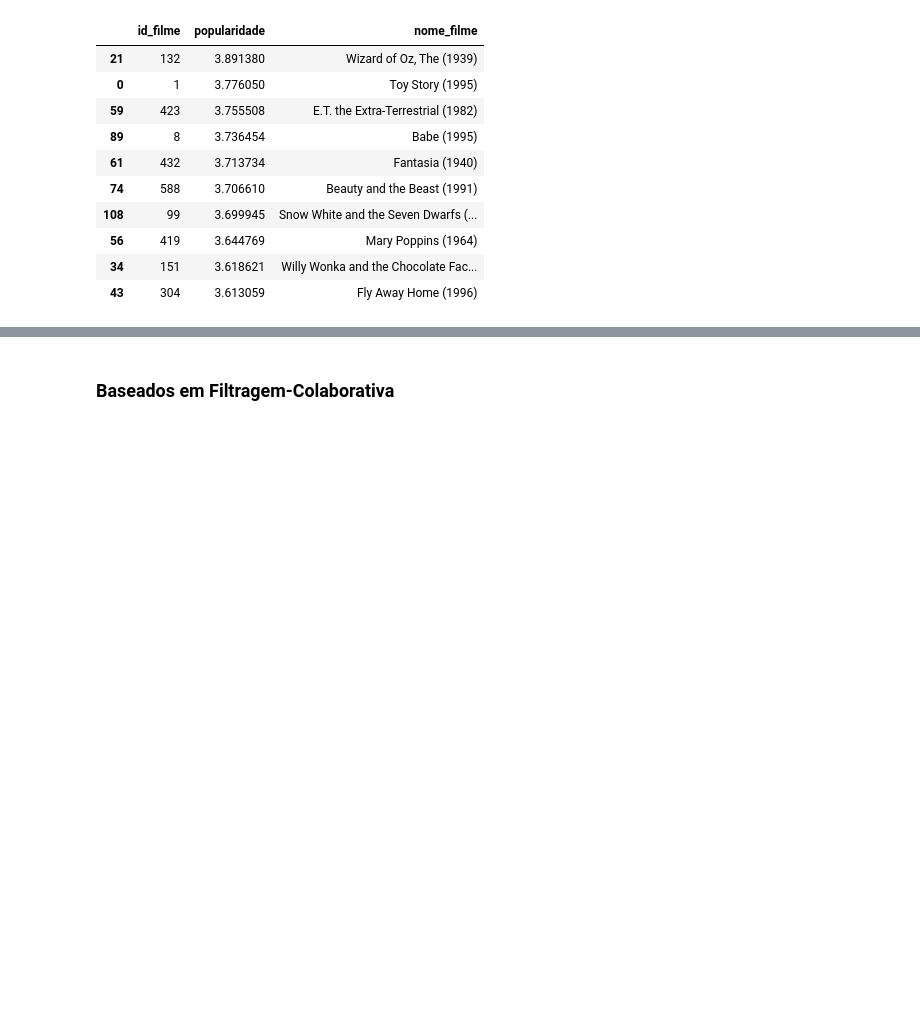
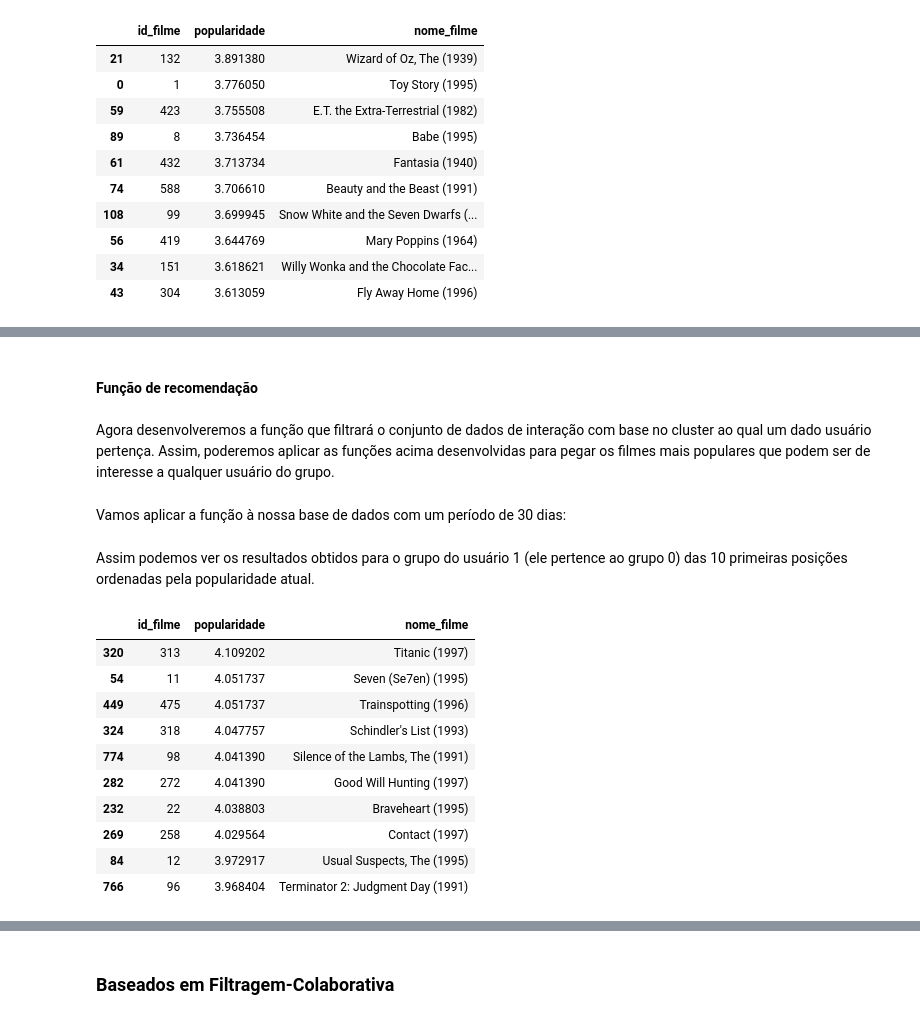
Before and after one commit to aravinii/SystemRecomendation, a Jupyter notebook: iris.ipynb, the cells around one changed output, grey strips where cells are left out. Cells and saved outputs as stored; diff of their text form; code cells hidden in the pictures; blank space fills up the shorter version.

```diff
--- a/iris.ipynb
+++ b/iris.ipynb
@@ -729,0 +801,2 @@ current_wr_imdb(search_theme(df, df_item, "tema_criancas"), 'avaliacao', 'id_fil
+# %%
+df_usuarios['grupo'] = cut_tree(mergings, n_clusters=10).reshape(-1, )
@@ -729,0 +812,59 @@ current_wr_imdb(search_theme(df, df_item, "tema_criancas"), 'avaliacao', 'id_fil
+# %% [markdown]
+#### Função de recomendação
+# %% [markdown]
+Agora desenvolveremos a função que filtrará o conjunto de dados de interação com base no cluster ao qual um dado usuário pertença. Assim, poderemos aplicar as funções acima desenvolvidas para pegar os filmes mais populares que podem ser de interesse a qualquer usuário do grupo.
+# %%
+def get_recommendations_clusterized(iid_usuario, dataframe_usuarios, dataframe, nome_coluna_id_usuario='id_usuario', nome_coluna_id_filme='id_filme', nome_coluna_grupo='grupo'):
+    """
+    Função que executa a métrica de média ponderada definida pela IMDB, mas apenas para as avaliações feitas no período de tempo passado como parâmetro.
+
+
+    Parâmetros
+    ----------
+    iid_usuario: String
+        O id de identificação do usuário ao qual queremos encontrar o grupo
+    dataframe_usuarios: DataFrame
+        Pandas DataFrame que contem as informações necessárias dos usuários
+    dataframe: DataFrame
+        Pandas DataFrame que contem as informações necessárias para aplicação da função
+    nome_coluna_id_usuario: String
+        O nome da coluna que identifica cada usuario na base de dados
+    nome_coluna_id_filme: String
+        O nome da coluna que identifica cada filme na base de dados
+    nome_coluna_grupo: String
+        O nome da coluna que identifica cada grupo na base de dados
+
+
+    Retorno
+    ----------
+    DataFrame
+        Um Pandas DataFrame que é uma cópia do dataframe das interações, mas agora filtrado pelas interações dos usuários do grupo do usuário passado como parâmetro.
+    """
+
+    dataframe_auxiliar = dataframe.copy()
+    dataframe_auxiliar_usuarios = dataframe_usuarios.copy()
+
+    grp = list(dataframe_auxiliar_usuarios[dataframe_auxiliar_usuarios[nome_coluna_id_usuario]==str(iid_usuario)][nome_coluna_grupo])[0]
+    dataframe_auxiliar = dataframe_auxiliar.merge(dataframe_auxiliar_usuarios[dataframe_auxiliar_usuarios[nome_coluna_grupo]==grp][[nome_coluna_id_usuario,nome_coluna_grupo]], left_on=nome_coluna_id_usuario, right_on=nome_coluna_id_usuario, how='left')
+
+    return dataframe_auxiliar[dataframe_auxiliar[nome_coluna_grupo].notna()].copy()
+# %% [markdown]
+Vamos aplicar a função à nossa base de dados com um período de 30 dias:
+# %%
+df_resultado_popularidade_atual = current_wr_imdb(get_recommendations_clusterized(1, df_usuarios, df))
+# %% [markdown]
+Assim podemos ver os resultados obtidos para o grupo do usuário 1 (ele pertence ao grupo 0) das 10 primeiras posições ordenadas pela popularidade atual.
+# %%
+df_resultado_popularidade_atual.merge(df_item[['id_filme','nome_filme']], left_on='id_filme', right_on='id_filme', how='left').sort_values(by='popularidade', ascending=False).head(10)
+# %% [output]
+|  | id_filme | popularidade | nome_filme |
+| 320 | 313 | 4.109202 | Titanic (1997) |
+| 54 | 11 | 4.051737 | Seven (Se7en) (1995) |
+| 449 | 475 | 4.051737 | Trainspotting (1996) |
+| 324 | 318 | 4.047757 | Schindler's List (1993) |
+| 774 | 98 | 4.041390 | Silence of the Lambs, The (1991) |
+| 282 | 272 | 4.041390 | Good Will Hunting (1997) |
+| 232 | 22 | 4.038803 | Braveheart (1995) |
+| 269 | 258 | 4.029564 | Contact (1997) |
+| 84 | 12 | 3.972917 | Usual Suspects, The (1995) |
+| 766 | 96 | 3.968404 | Terminator 2: Judgment Day (1991) |
```
Also changed, not shown: parts of 31 cells of this notebook.
